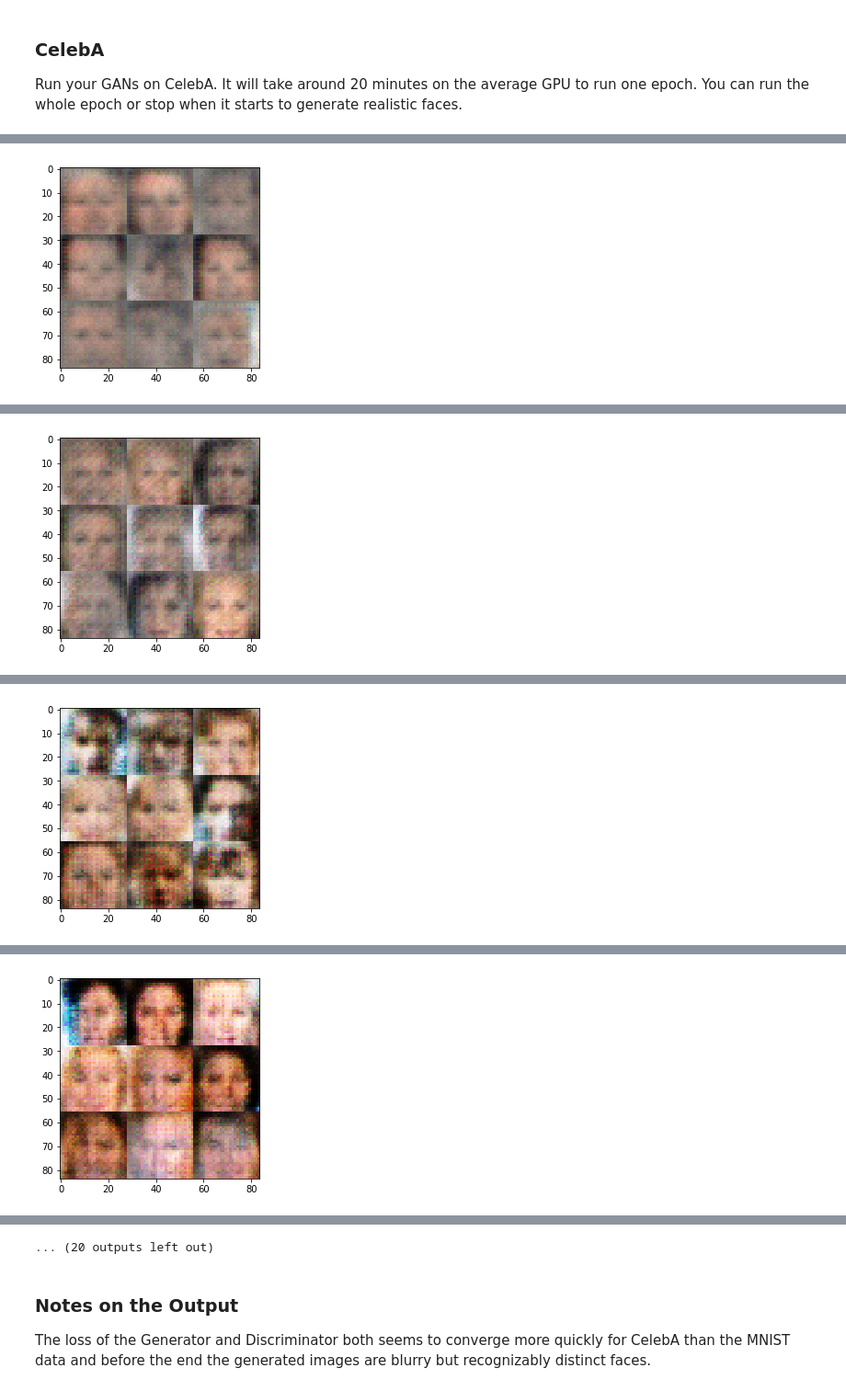
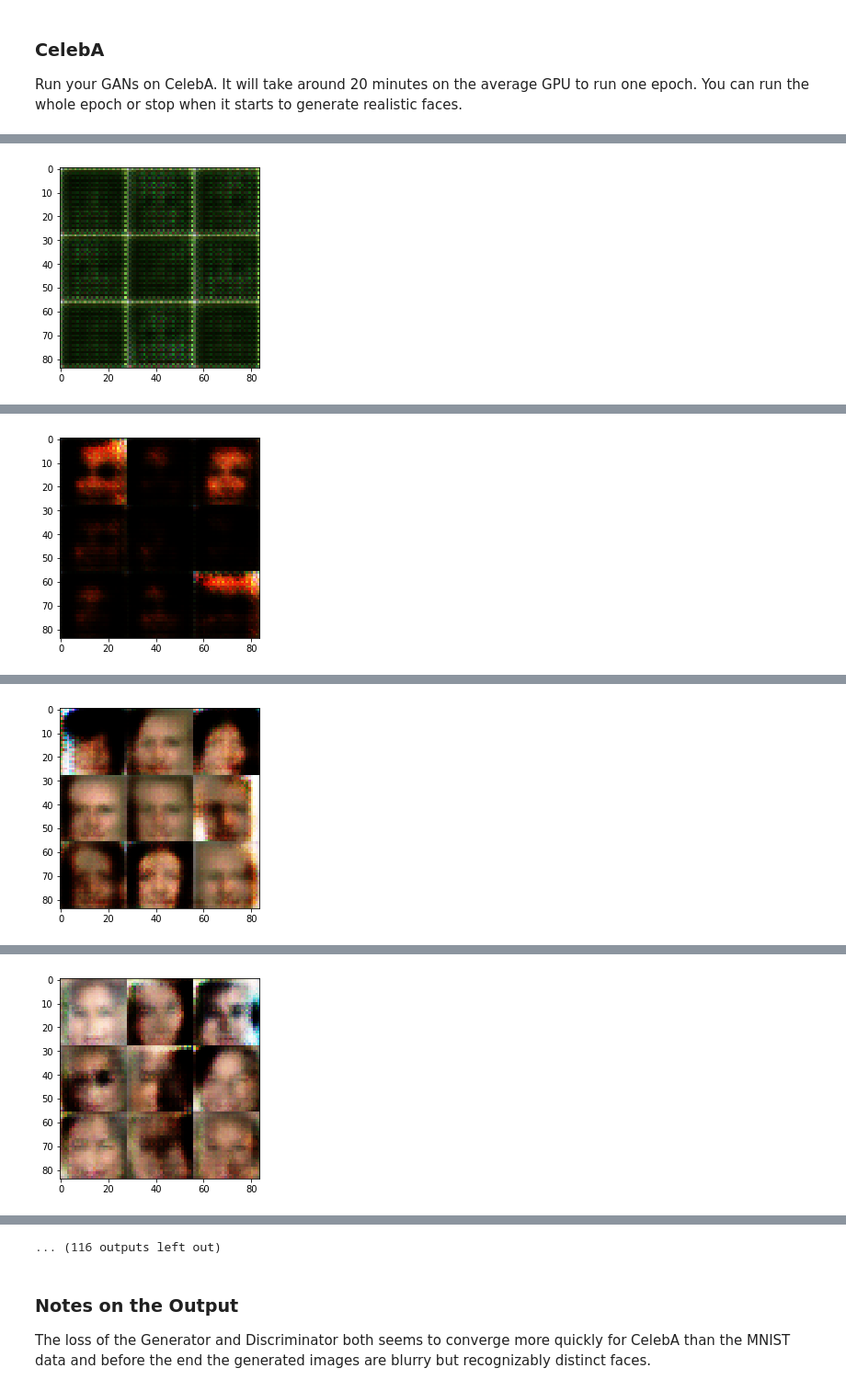
Before and after one commit to mattjezza/deep-learning-project-4-dcgan-faces, a Jupyter notebook: dlnd_face_generation.ipynb, the cells around one changed output, grey strips where cells are left out. Shown at 92% size. Drawn from its saved outputs; the diff is of its cells as text; code cells hidden in the pictures.

Commit message:
dlnd_face_generation.ipynb: train(): graph y-axis range was too large, reduced to a smaller range of interest. Tuned all hyperparameters and reran MNIST and CelebA data.

```diff
--- a/dlnd_face_generation.ipynb
+++ b/dlnd_face_generation.ipynb
@@ -142,7 +142,7 @@ def discriminator(images, reuse=False):
     """
 
     # Hyperparameter to control leaky ReLU for the discriminator
-    ALPHA_D = 0.1
+    ALPHA_D = 0.2
     with tf.variable_scope('discriminator', reuse=reuse):
         #Layer 1
         # Input layer is 28x28x(number of colour channels)
@@ -151,7 +151,7 @@ def discriminator(images, reuse=False):
                                  kernel_initializer=tf.contrib.layers.xavier_initializer())
         relu1 = tf.maximum(ALPHA_D * conv1, conv1)
         # Add dropout
-        dropout1 = tf.layers.dropout(relu1, rate=0.3)
+        dropout1 = tf.layers.dropout(relu1, rate=0.5)
         #14x14x64 now
 
         # Layer 2
@@ -160,7 +160,7 @@ def discriminator(images, reuse=False):
         bn2 = tf.layers.batch_normalization(conv2, training=True)
         relu2 = tf.maximum(ALPHA_D * bn2, bn2)
         # Add dropout
-        dropout2 = tf.layers.dropout(relu2, rate=0.3)
+        dropout2 = tf.layers.dropout(relu2, rate=0.5)
         #7x7x128 now
 
         # Layer 3
@@ -169,7 +169,7 @@ def discriminator(images, reuse=False):
         bn3 = tf.layers.batch_normalization(conv3, training=True)
         relu3 = tf.maximum(ALPHA_D * bn3, bn3)
         # Add dropout
-        dropout3 = tf.layers.dropout(relu3, rate=0.3)
+        dropout3 = tf.layers.dropout(relu3, rate=0.5)
         #4x4x256 now
 
         # Layer 4
@@ -201,7 +201,7 @@ def generator(z, out_channel_dim, is_train=True):
     """
 
     # Hyperparameter to control leaky ReLU for generator
-    ALPHA_G = 0.2
+    ALPHA_G = 0.05
     with tf.variable_scope('generator', reuse=not is_train):
         # Layer 1
         # Fully connected layer
@@ -211,7 +211,7 @@ def generator(z, out_channel_dim, is_train=True):
         bn1 = tf.layers.batch_normalization(flat, training=is_train)
         relu1 = tf.maximum(ALPHA_G * bn1, bn1)
         # Add dropout
-        dropout1 = tf.layers.dropout(relu1, rate=0.3)
+        dropout1 = tf.layers.dropout(relu1, rate=0.5)
         # 7x7x512 now
 
         # Layer 2
@@ -221,7 +221,7 @@ def generator(z, out_channel_dim, is_train=True):
         bn2 = tf.layers.batch_normalization(convt2, training=is_train)
         relu2 = tf.maximum(ALPHA_G * bn2, bn2)
         # Add dropout
-        dropout2 = tf.layers.dropout(relu2, rate=0.3)
+        dropout2 = tf.layers.dropout(relu2, rate=0.5)
         # 14x14x256 now
 
         # Layer 3
@@ -231,8 +231,8 @@ def generator(z, out_channel_dim, is_train=True):
         bn3 = tf.layers.batch_normalization(convt3, training=is_train)
         relu3 = tf.maximum(ALPHA_G * bn3, bn3)
         # Add dropout
-        dropout3 = tf.layers.dropout(relu3, rate=0.3)
-        # 28x28x256 now
+        dropout3 = tf.layers.dropout(relu3, rate=0.5)
+        # 28x28x128 now
 
         # Layer 4
         # Output layer, 28x28xout_channel_dim.
@@ -429,9 +429,13 @@ def train(epoch_count, batch_size, z_dim, learning_rate, beta1, get_batches, dat
     # Plot a graph of the Generator and Discriminator loss to determine how well they are working.
     fig, ax = pyplot.subplots()
     losses = np.array(losses)
+    #Limit y axis. Initial losses may be much higher but we're not interested in the early spikes
+    pyplot.ylim(0, 2)
+    pyplot.xlabel('Number of steps / 10')
+    pyplot.ylabel('Loss')
     pyplot.plot(losses.T[0], label='Discriminator', alpha=0.5)
     pyplot.plot(losses.T[1], label='Generator', alpha=0.5)
-    pyplot.title("Training Losses")
+    pyplot.title("Training Losses, range limited from 0 to 2")
     pyplot.legend()
 # %% [markdown]
 ### MNIST
@@ -459,8 +531,9 @@ The x axis on the graph above shows tens of steps. Though the loss of both the G
 ### CelebA
 Run your GANs on CelebA.  It will take around 20 minutes on the average GPU to run one epoch.  You can run the whole epoch or stop when it starts to generate realistic faces.
 # %%
-# Using the same hyperparameters as above for the face data.
-batch_size = 128
+# Parameters defined in the code above are the same as for MNIST, but hyperparameters here are tuned for the CelebA data.
+# Modified batch_size - gives slightly better results on CelebA data.
+batch_size = 32
 z_dim = 100
 learning_rate = 0.0004
 beta1 = 0.4
@@ -489 +562 @@ Epoch 1/1, step 100... Discriminator Loss: 1.5038... Generator Loss: 0.8571
-[figure, old version]
+[figure, new version]
@@ -500 +573 @@ Epoch 1/1, step 200... Discriminator Loss: 1.4664... Generator Loss: 0.6717
-[figure, old version]
+[figure, new version]
@@ -511 +584 @@ Epoch 1/1, step 300... Discriminator Loss: 1.4259... Generator Loss: 0.7555
-[figure, old version]
+[figure, new version]
@@ -522 +595 @@ Epoch 1/1, step 400... Discriminator Loss: 1.4223... Generator Loss: 0.7993
-[figure, old version]
+[figure, new version]
@@ -545,4 +618,4 @@ Epoch 1/1, step 600... Discriminator Loss: 1.4279... Generator Loss: 0.6779
-... (20 outputs left out)
+... (116 outputs left out)
 # %% [markdown]
 ### Notes on the Output
 The loss of the Generator and Discriminator both seems to converge more quickly for CelebA than the MNIST data and before the end the generated images are blurry but recognizably distinct faces.
```
Also changed, not shown: parts of 6 cells of this notebook.
